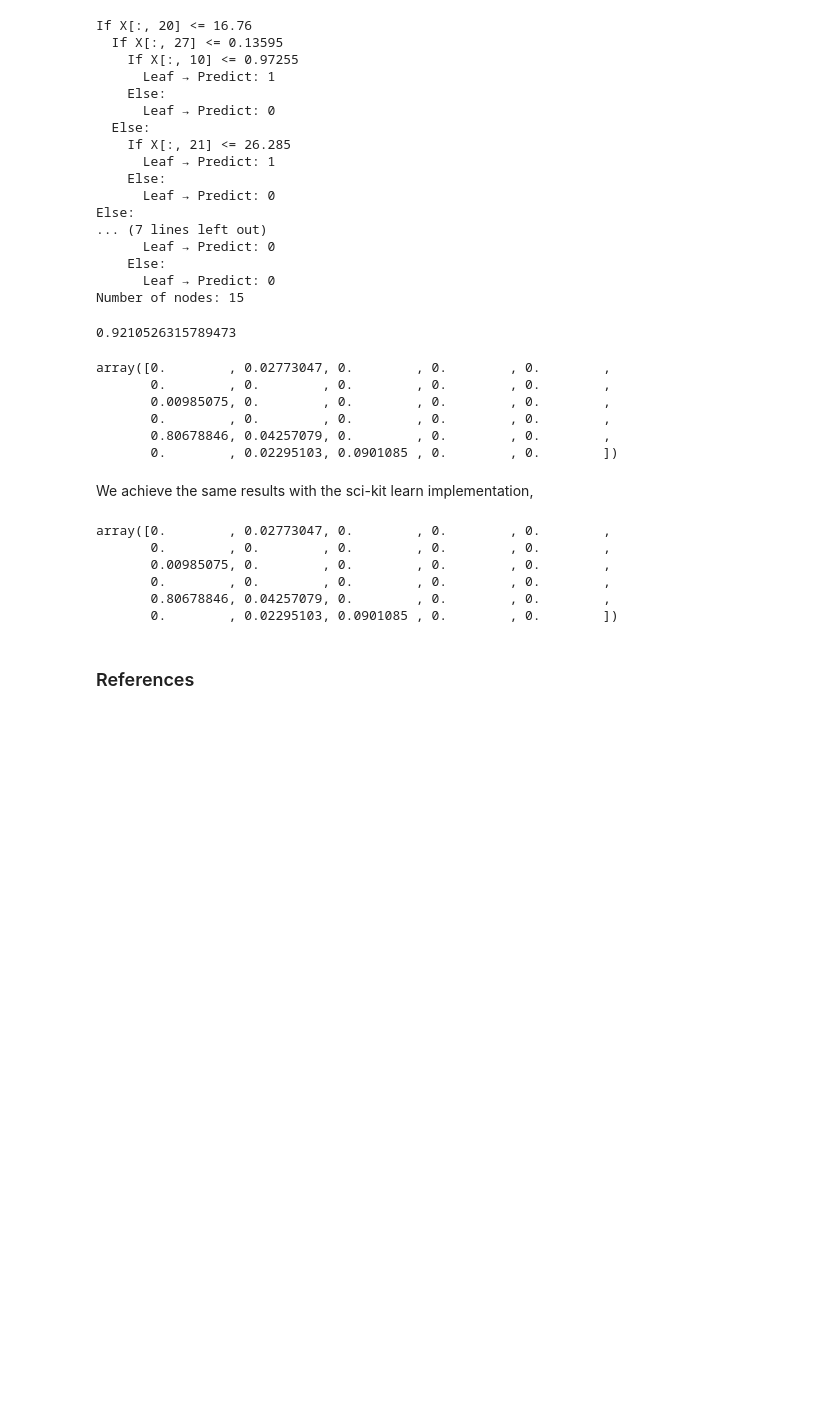
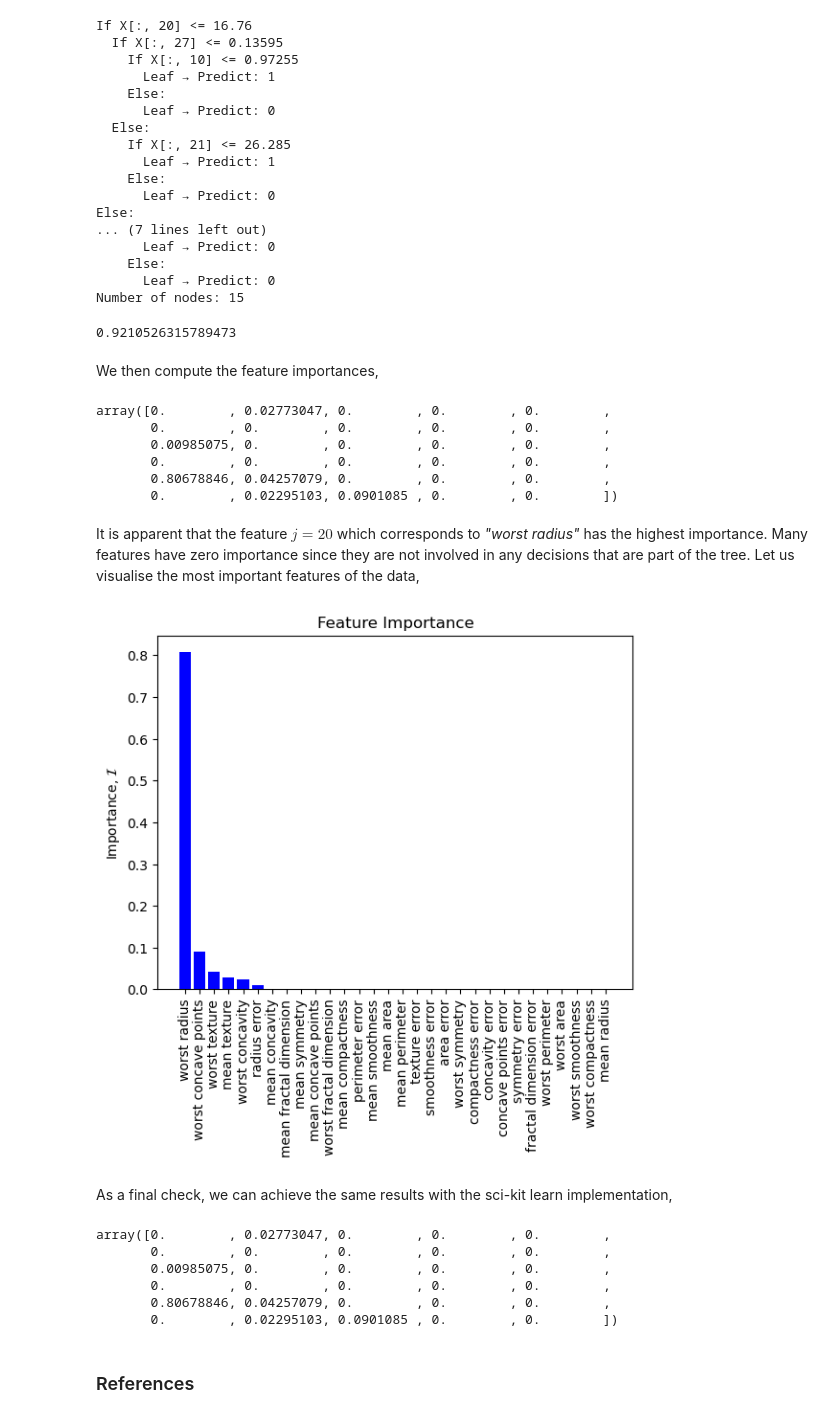
Before and after one commit to xPrithvi/Machine-Learning-From-Scratch, a Jupyter notebook: DecisionTreeClassifier - Feature Importance.ipynb, the cells around one changed output. Drawn from its saved outputs; the diff is of its cells as text; code cells hidden in the pictures; blank space fills up the shorter version.

```diff
--- a/DecisionTreeClassifier - Feature Importance.ipynb
+++ b/DecisionTreeClassifier - Feature Importance.ipynb
@@ -79,7 +79,7 @@ class DecisionTreeClassifier():
         return preds
 
     def score(self, X, y):
-        """Computes the accuracy of the model of the given data."""
+        """Computes the accuracy of the model on the given testing data."""
 
         # Storing predictions as an array,
         y_preds = self.predict(X)
@@ -174,8 +174,8 @@ class DecisionTreeClassifier():
             return current_node
 
     def _split(self, X, y, parent_node):
-        """Binary splits a parent node into two child nodes based on the decision that mimises the SSE (sum of squared errors) of the
-        child nodes."""
+        """Binary splits a parent node into two child nodes based on the decision that weighted Gini indices of the
+        children nodes."""
 
         # Placeholder variables,
         max_delta_gini = 0 # <-- Initial value
@@ -401,11 +401,12 @@ Running our code,
 # Importing
 from sklearn.datasets import load_breast_cancer
 from sklearn.model_selection import train_test_split
+import matplotlib.pyplot as plt
 
 # Creating dataset,
-iris_dataset = load_breast_cancer()
-X = iris_dataset["data"]
-y = iris_dataset["target"]
+cancer_dataset = load_breast_cancer()
+X = cancer_dataset["data"]
+y = cancer_dataset["target"]
 
 # Creating model and fitting,
 X_train, X_test, y_train, y_test = train_test_split(X, y, test_size=0.2, random_state=32)
@@ -434,6 +435,8 @@ Else:
       Leaf → Predict: 0
 Number of nodes: 15
 0.9210526315789473
+# %% [markdown]
+We then compute the feature importances,
 # %%
 importances = clf.compute_importances()
 importances
@@ -444,8 +447,25 @@ array([0.        , 0.02773047, 0.        , 0.        , 0.        ,
        0.        , 0.        , 0.        , 0.        , 0.        ,
        0.80678846, 0.04257079, 0.        , 0.        , 0.        ,
        0.        , 0.02295103, 0.0901085 , 0.        , 0.        ])
+# %% [markdown]
+It is apparent that the feature $j=20$ which corresponds to _"worst radius"_ has the highest importance. Many features have zero importance since they are not involved in any decisions that are part of the tree. Let us visualise the most important features of the data,
+# %%
+# Sorting features by on their importances,
+idxs_sorted = np.argsort(importances)[::-1]
+importances_sorted = importances[idxs_sorted]
+feature_names_sorted = cancer_dataset.feature_names[idxs_sorted]
+
+# Plotting,
+fig, ax = plt.subplots()
+ax.bar(feature_names_sorted, importances_sorted, color="blue")
+ax.set_ylabel(r"Importance, $\mathcal{I}$")
+ax.set_title("Feature Importance")
+plt.xticks(rotation=90)
+plt.show()
+# %% [output]
+[figure, added]
 # %% [markdown]
-We achieve the same results with the sci-kit learn implementation,
+As a final check, we can achieve the same results with the sci-kit learn implementation,
 # %%
 from sklearn.tree import DecisionTreeClassifier as SKDecisionTreeClassifier
 
```
Also changed, not shown: parts of 1 cell of this notebook, 2 other files.
